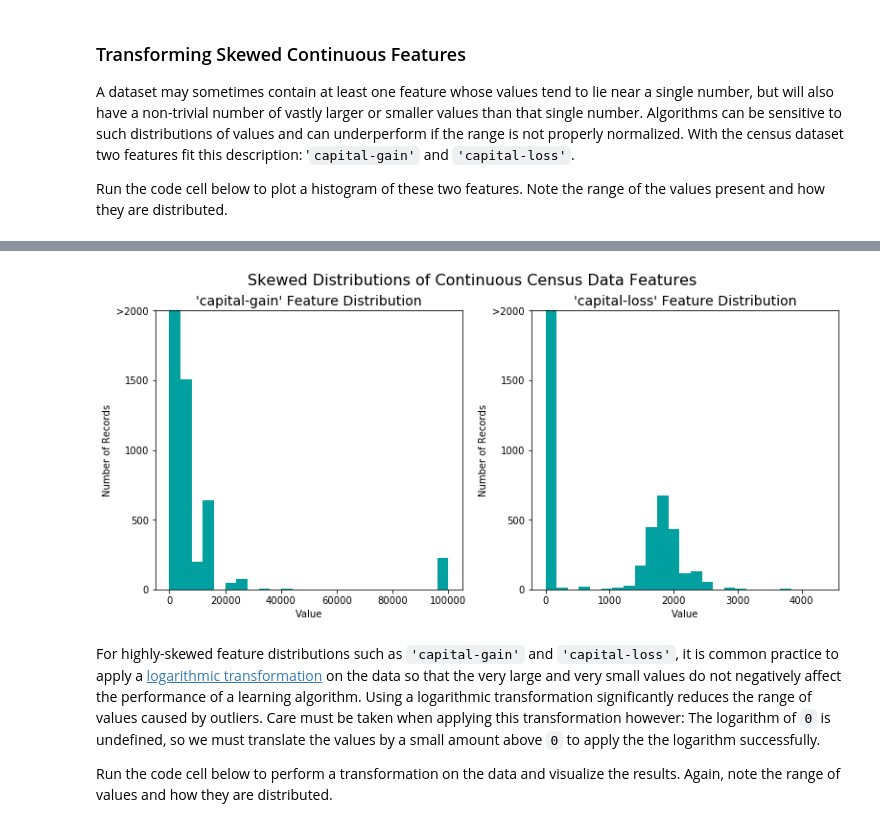
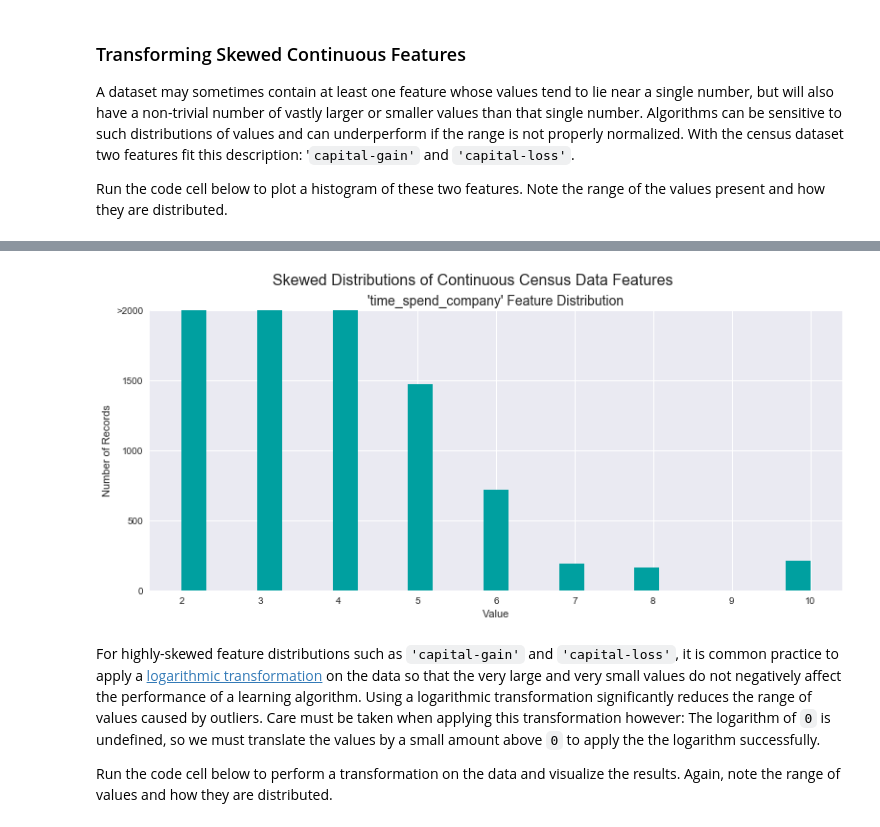
Before and after one commit to ivantpe/test_jupyter, a Jupyter notebook: my_capstone/my_capstone.ipynb, the cells around one changed output, grey strips where cells are left out. Cells and saved outputs as stored; diff of their text form; code cells hidden in the pictures.

```diff
--- a/my_capstone/my_capstone.ipynb
+++ b/my_capstone/my_capstone.ipynb
@@ -151,8 +62,9 @@ import visuals as vs
 %matplotlib inline
 
 # Load the Census dataset
-data = pd.read_csv("WA_Fn-UseC_-HR-Employee-Attrition.csv")
+data = pd.read_csv("HR_comma_sep.csv")
 
 # Success - Display the first record
 display(data.head(n=5))
+data.info()
 # %% [output]
@@ -226,12 +240,11 @@ Run the code cell below to plot a histogram of these two features. Note the rang
 # %%
-# Split the data into features and target label
-income_raw = data['income']
-features_raw = data.drop('income', axis = 1)
-
 # Visualize skewed continuous features of original data
-vs.distribution(data)
+#vs.distribution(data)
+#skewed = ['time_spend_company', 'Work_accident']
+skewed = ['time_spend_company']
+vs.distribution(data, skewed)
 # %% [output]
-[figure, old version]
+[figure, new version]
 # %% [markdown]
 For highly-skewed feature distributions such as `'capital-gain'` and `'capital-loss'`, it is common practice to apply a <a href="https://en.wikipedia.org/wiki/Data_transformation_(statistics)">logarithmic transformation</a> on the data so that the very large and very small values do not negatively affect the performance of a learning algorithm. Using a logarithmic transformation significantly reduces the range of values caused by outliers. Care must be taken when applying this transformation however: The logarithm of `0` is undefined, so we must translate the values by a small amount above `0` to apply the the logarithm successfully.
 
```
Also changed, not shown: parts of 19 cells of this notebook, 10 other files.
